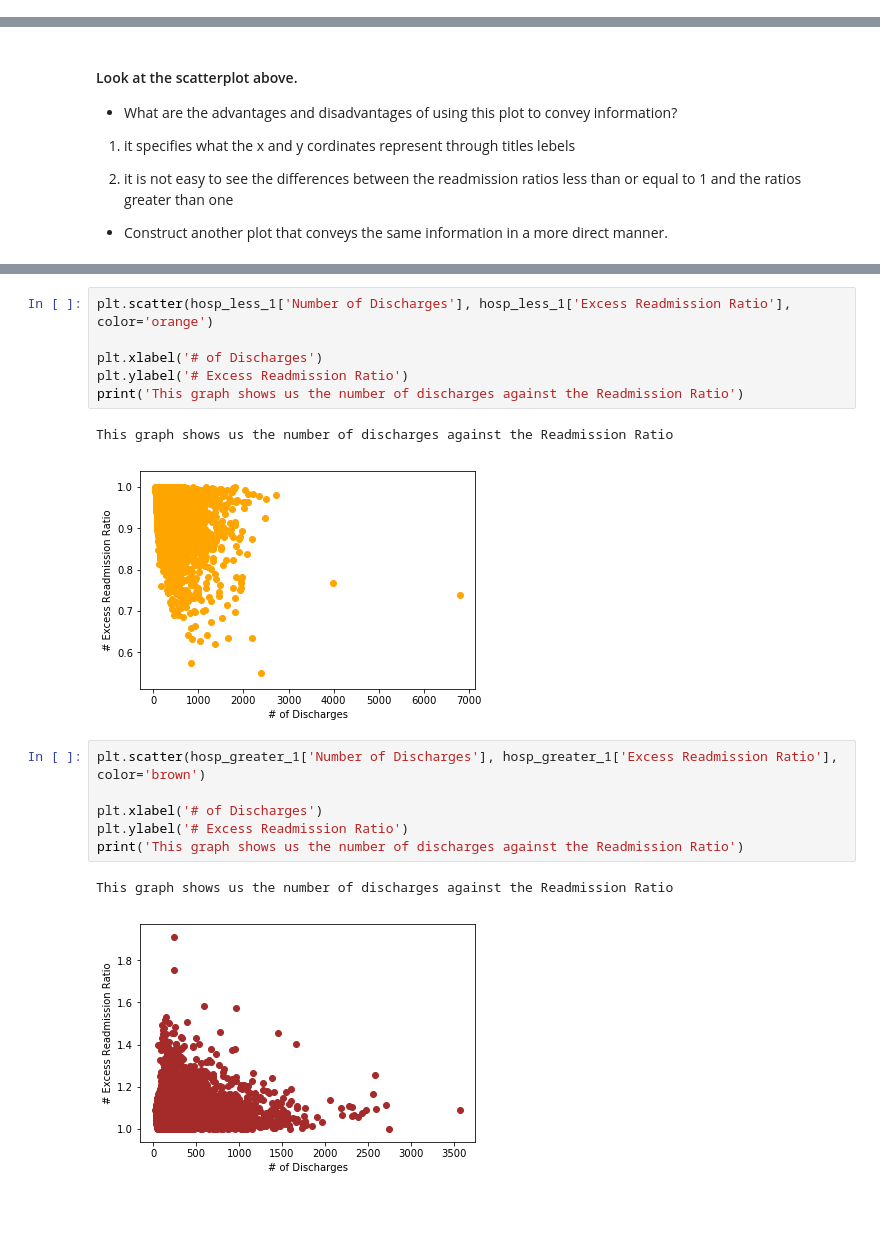
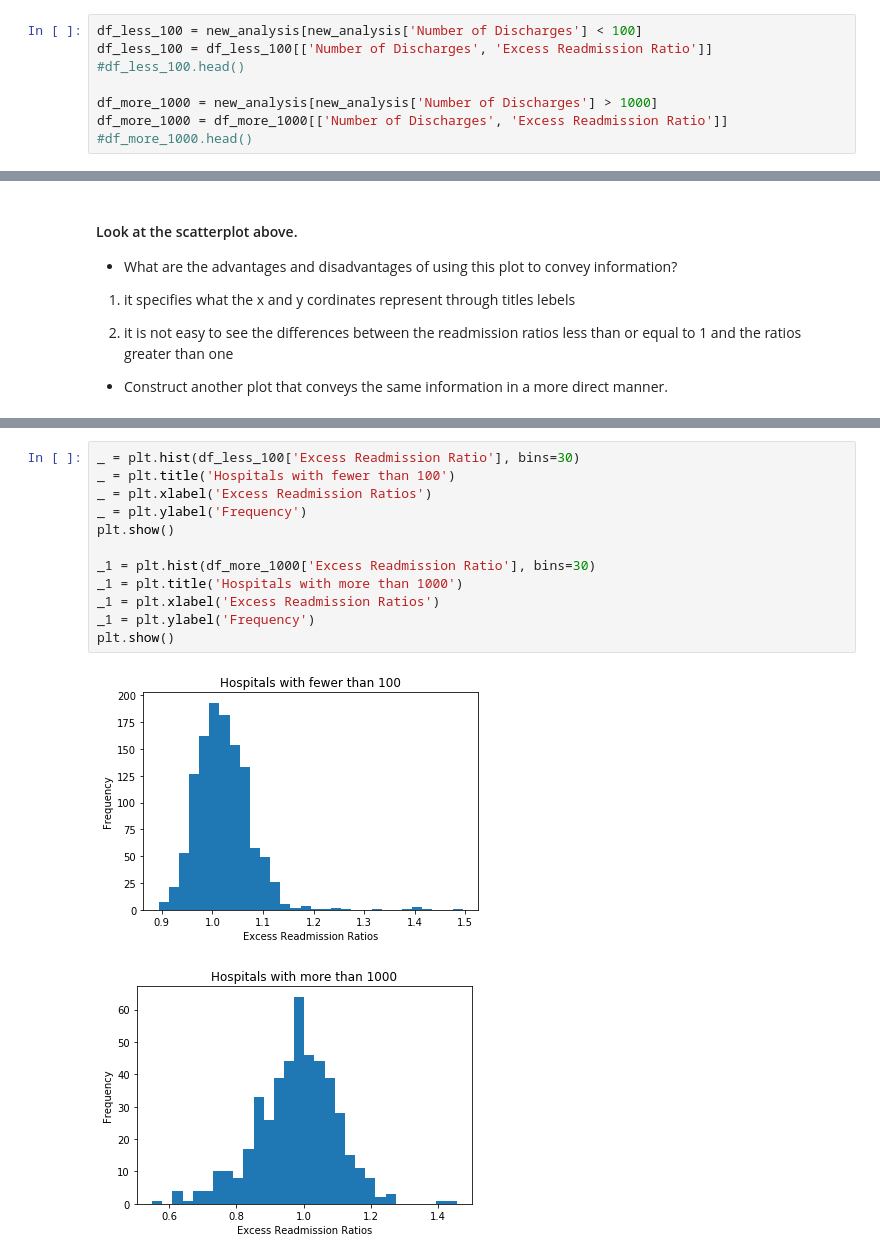
Before and after one commit to AlfredMtz/Springboard, a Jupyter notebook: Infer_stats_ mini_projects/sliderule_dsi_inferential_statistics_exercise_3-Alfredo.ipynb, the cells around one changed output, grey strips where cells are left out. Saved outputs shown, nothing was run; the diff lists cells and outputs as text; blank space fills up the shorter version.

Commit message:
update last questions about p-value and histograms

```diff
--- a/Infer_stats_ mini_projects/sliderule_dsi_inferential_statistics_exercise_3-Alfredo.ipynb
+++ b/Infer_stats_ mini_projects/sliderule_dsi_inferential_statistics_exercise_3-Alfredo.ipynb
@@ -216,0 +150,8 @@ Marging error:  11.314985429559623
+# %%
+df_less_100 = new_analysis[new_analysis['Number of Discharges'] < 100]
+df_less_100 = df_less_100[['Number of Discharges', 'Excess Readmission Ratio']]
+#df_less_100.head()
+
+df_more_1000 = new_analysis[new_analysis['Number of Discharges'] > 1000]
+df_more_1000 = df_more_1000[['Number of Discharges', 'Excess Readmission Ratio']]
+#df_more_1000.head()
@@ -309,18 +200,15 @@ This graph shows us the number of discharges against the Readmission Ratio
-# %%
-plt.scatter(hosp_less_1['Number of Discharges'], hosp_less_1['Excess Readmission Ratio'], color='orange')
-
-plt.xlabel('# of Discharges')
-plt.ylabel('# Excess Readmission Ratio')
-print('This graph shows us the number of discharges against the Readmission Ratio')
-# %% [output]
-This graph shows us the number of discharges against the Readmission Ratio
-[figure, removed]
-# %%
-plt.scatter(hosp_greater_1['Number of Discharges'], hosp_greater_1['Excess Readmission Ratio'], color='brown')
-
-plt.xlabel('# of Discharges')
-plt.ylabel('# Excess Readmission Ratio')
-print('This graph shows us the number of discharges against the Readmission Ratio')
-# %% [output]
-This graph shows us the number of discharges against the Readmission Ratio
-[figure, removed]
+# %%
+_ = plt.hist(df_less_100['Excess Readmission Ratio'], bins=30)
+_ = plt.title('Hospitals with fewer than 100')
+_ = plt.xlabel('Excess Readmission Ratios')
+_ = plt.ylabel('Frequency')
+plt.show()
+
+_1 = plt.hist(df_more_1000['Excess Readmission Ratio'], bins=30)
+_1 = plt.title('Hospitals with more than 1000')
+_1 = plt.xlabel('Excess Readmission Ratios')
+_1 = plt.ylabel('Frequency')
+plt.show()
+# %% [output]
+[figure, added]
+[figure, added]
```
Also changed, not shown: parts of 23 cells of this notebook.
